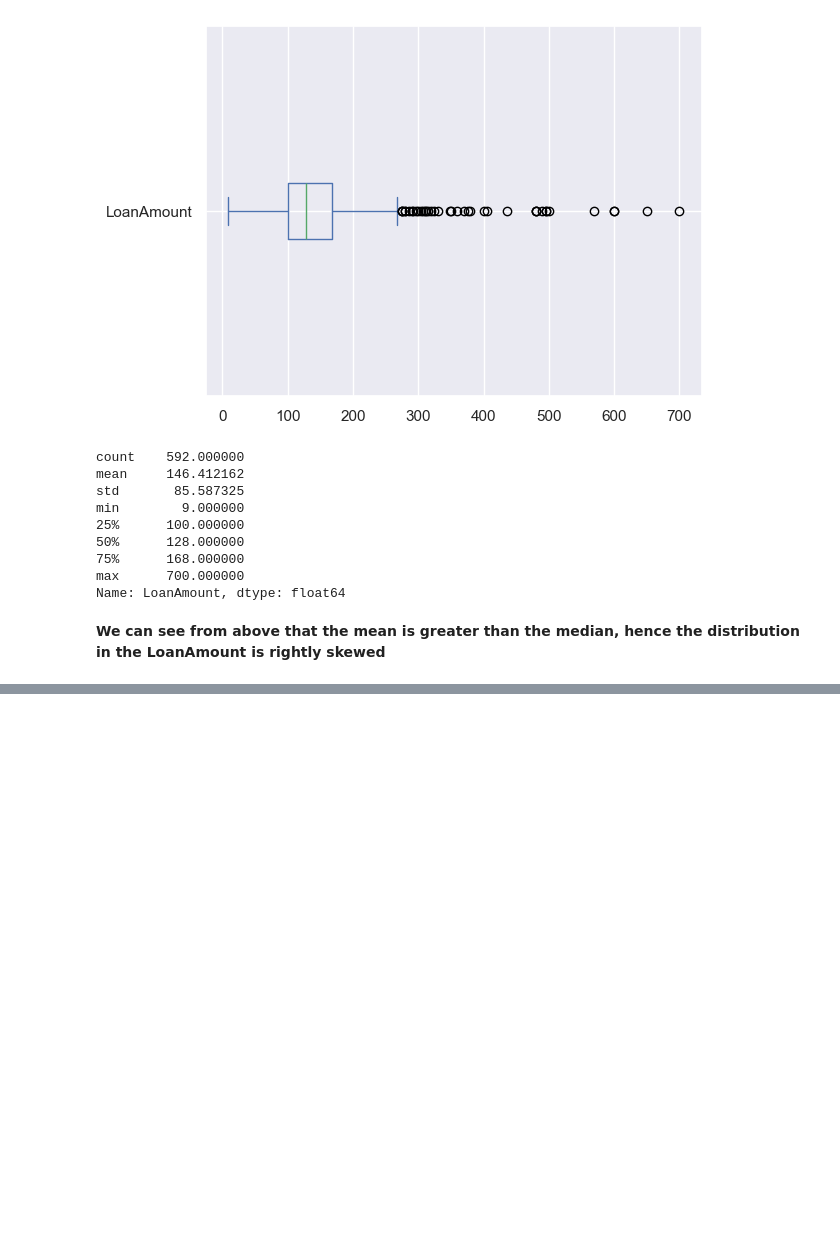
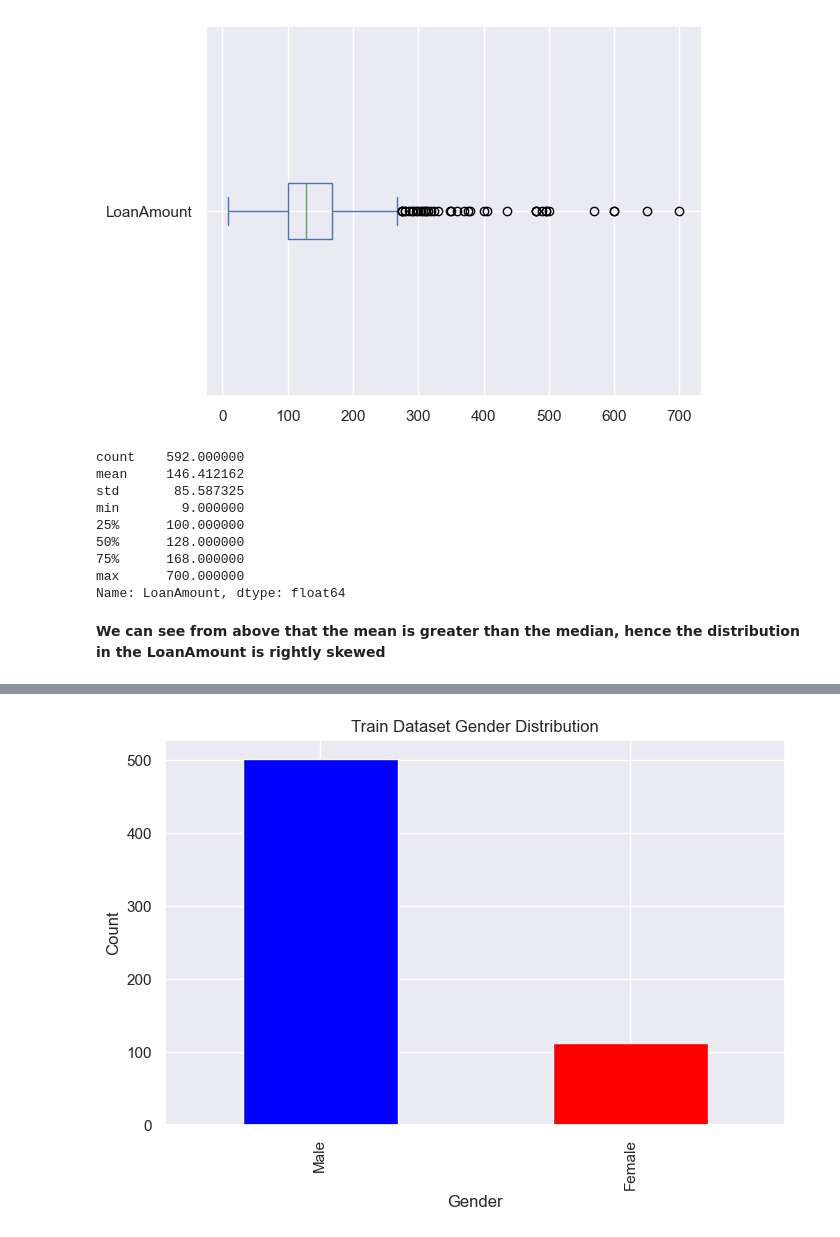
Before and after one commit to techieemike/loan-approval-prediction-system, a Jupyter notebook: notebooks/loan-approval-prediction-system.ipynb, the cells around one changed output, grey strips where cells are left out. Saved outputs shown, nothing was run; the diff lists cells and outputs as text; code cells hidden in the pictures; blank space fills up the shorter version.

```diff
--- a/notebooks/loan-approval-prediction-system.ipynb
+++ b/notebooks/loan-approval-prediction-system.ipynb
@@ -314,0 +376,4 @@ df_train = clean_data(df_train)
+# %%
+visualization.plot_gender_distribution(df_train)
+# %% [output]
+[figure, added]
```
Also changed, not shown: parts of 31 cells of this notebook, 24 other files.
